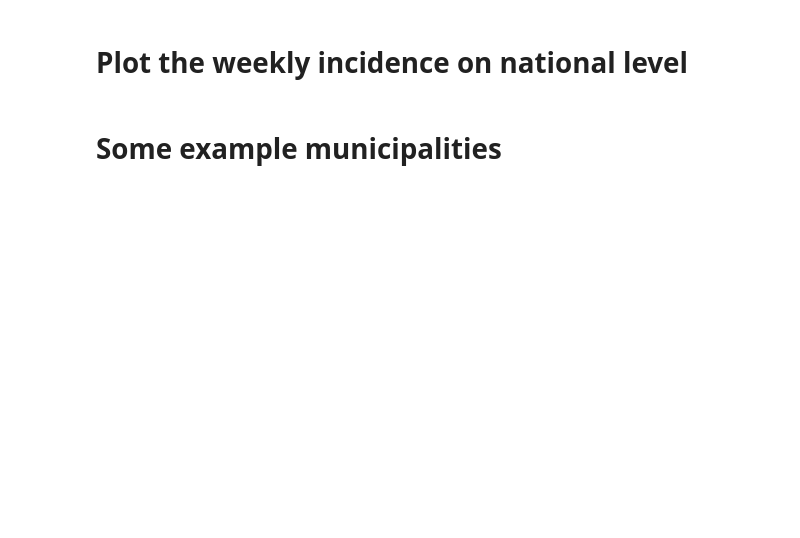
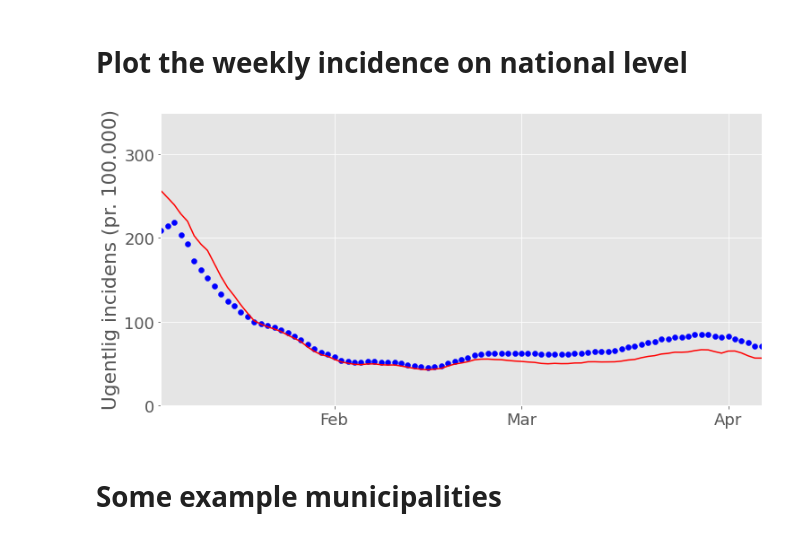
Before and after one commit to RasmusSkytte/IncidenceModel, a Jupyter notebook: Incidens.ipynb, the cells around one changed output. Saved outputs shown, nothing was run; the diff lists cells and outputs as text; code cells hidden in the pictures; blank space fills up the shorter version.

```diff
--- a/Incidens.ipynb
+++ b/Incidens.ipynb
@@ -212,9 +256,12 @@ def predict(df, start_date, end_date, N=100_000) :
         ind = pd.date_range(end=d, periods=7)
         rdf = ro.conversion.py2rpy(df.loc[ind])
         qpoisson = ro.r.glm('pos ~ 1 + offset(X)', data = rdf, family = ro.r('quasipoisson'))
-        out.append(np.exp(ro.r.predict(qpoisson, rdfp)))
+        fit = ro.r.predict(qpoisson, newdata=rdfp, se_fit=True)[0]
+        cov = ro.r.summary(qpoisson)[-1][0]
 
-    return pd.Series(np.squeeze(np.array(out)), index=T)
+        out.append(np.squeeze(np.exp(fit + np.array([0, -1, 1]) * np.sqrt(cov))))
+
+    return pd.DataFrame(data=np.array(out), columns=['mean', 'lower', 'upper'], index=T)
 # %%
 def incidence(P, start_date, end_date, N=5_840_000) :
 
@@ -256,33 +305,35 @@ plt.show()
 # %%
 df = pd.DataFrame(zip(T, P), columns=['tests', 'pos'], index=t)
 
 sPglm = predict(df, start_date, end_date) * 1e5 / 5_840_000 * 7
 inci  = incidence(P, start_date, end_date)
 
 plt.figure(figsize=(12, 6))
 plt.scatter(tt, inci,  color='b')
-plt.scatter(tt, sPglm, color='r')
+plt.errorbar(tt, sPglm['mean'], color='r')
 
 
 ax = plt.gca()
 
 months     = mdates.MonthLocator()
 months_fmt = mdates.DateFormatter('%b')
 
 ax.xaxis.set_major_locator(months)
 ax.xaxis.set_major_formatter(months_fmt)
 
 plt.ylabel('Ugentlig incidens (pr. 100.000)')
 plt.ylim(0, 350)
 plt.locator_params(axis='y', nbins=6)
 
 ax.get_yaxis().set_major_formatter(
 mpl.ticker.FuncFormatter(lambda x, p: format(int(x), ',').replace(',','.')))
 
 plt.xlim(start_date, end_date)
 
 plt.savefig(f'National_incidence_weekly_{date}.png')
 plt.show()
+# %% [output]
+[figure, added]
 # %% [markdown]
 # Some example municipalities
 # %%
```
Also changed, not shown: parts of 7 cells of this notebook.
